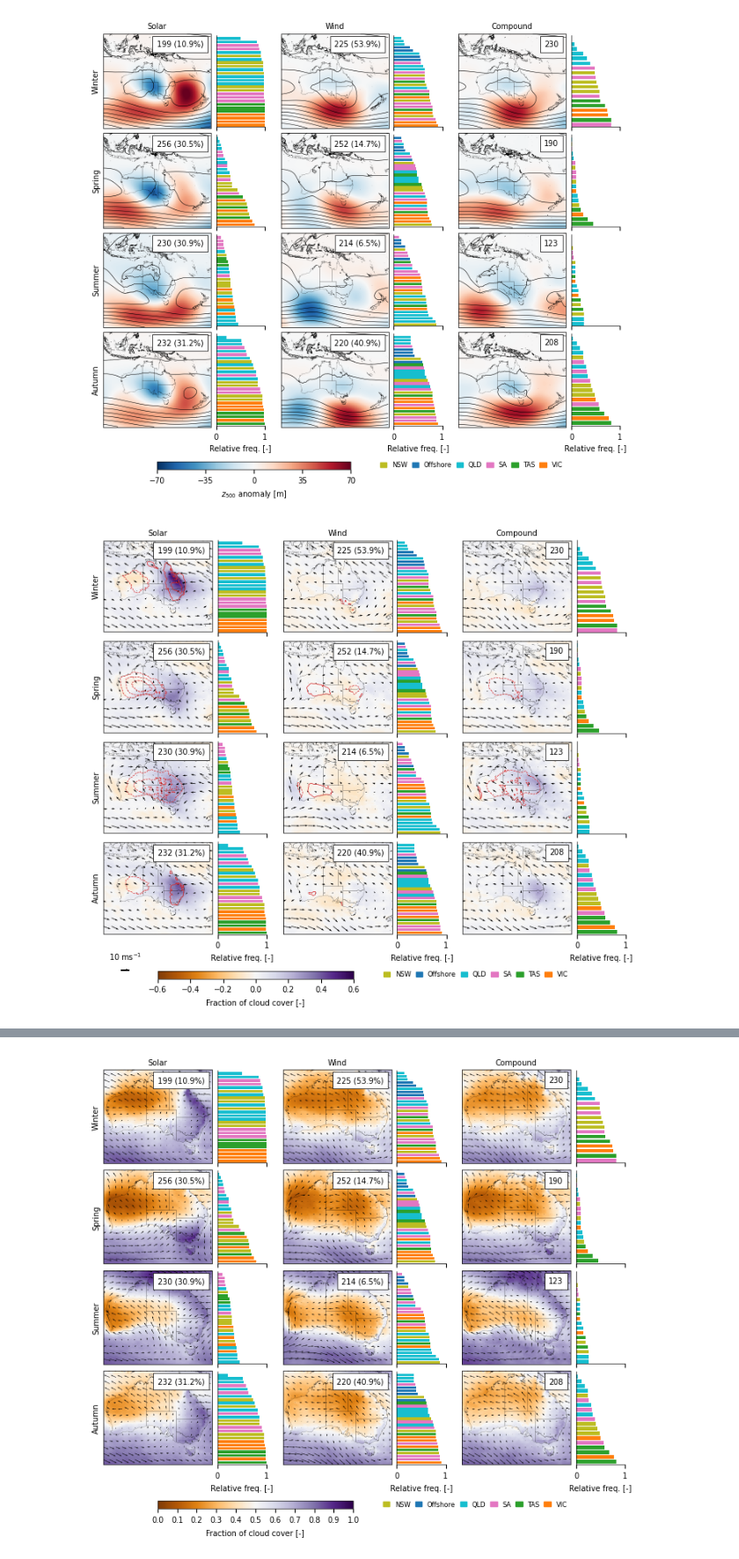
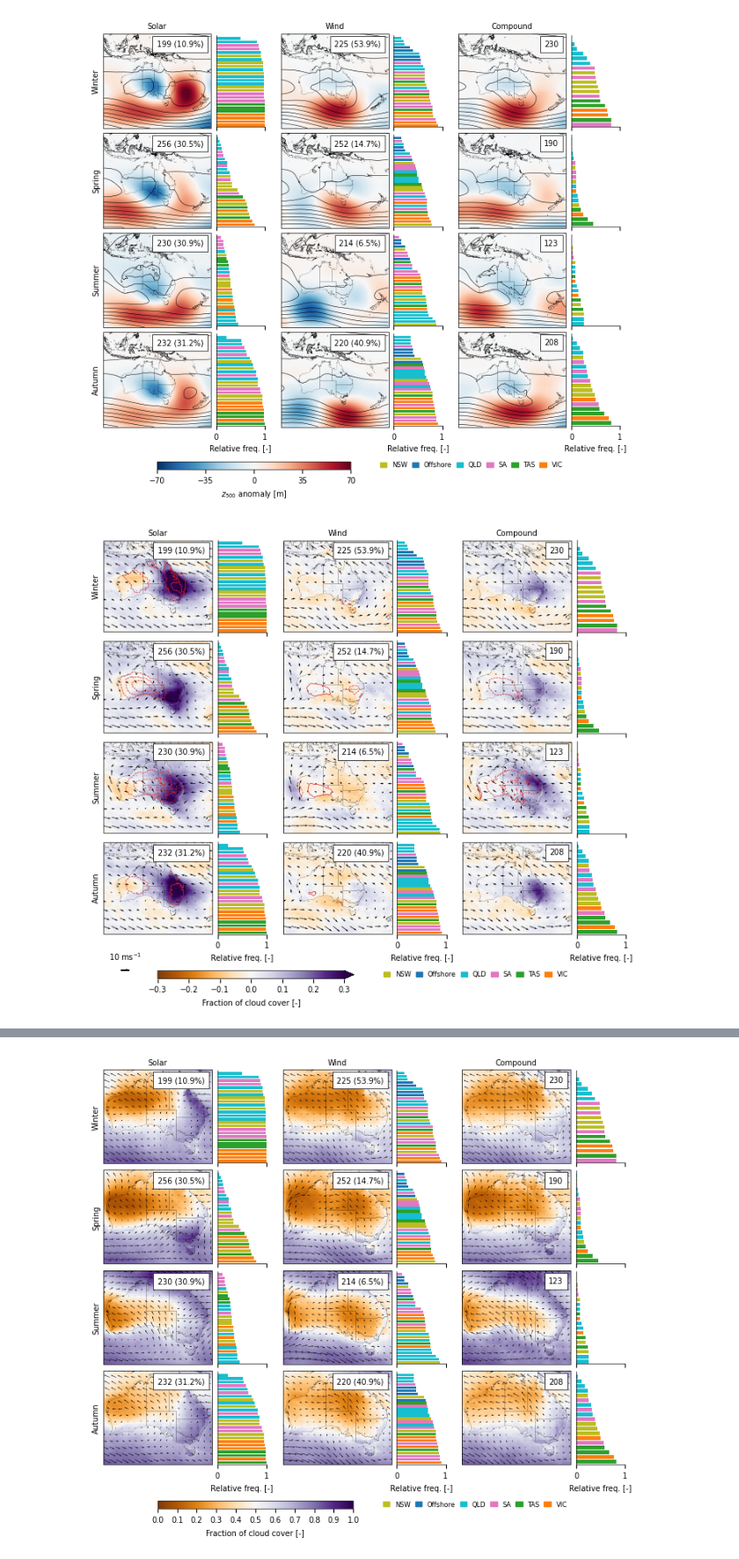
Before and after one commit to dougrichardson/Richardson_2023_energy, a Jupyter notebook: 2_drivers.ipynb, the cells around one changed output, grey strips where cells are left out. Shown at 88% size. Drawn from its saved outputs; the diff is of its cells as text; code cells hidden in the pictures.

```diff
--- a/2_drivers.ipynb
+++ b/2_drivers.ipynb
@@ -499,7 +508,7 @@ def plot_z_mslp(ax1, ax2, z_da, mslp_da, region_dict, text=None, mslp_anoms=Fals
 
     return p
 # %%
-def plot_synoptics(plot_dict, cbar_label, cbar_ticks, uv_plot_dict=None, anoms=False):
+def plot_synoptics(plot_dict, cbar_label, cbar_ticks, cbar_extend, uv_plot_dict=None, anoms=False):
     """
     Plot synoptic maps with side bar plots showing which regions feature
     in spatially extensive composites.
@@ -508,6 +517,7 @@ def plot_synoptics(plot_dict, cbar_label, cbar_ticks, uv_plot_dict=None, anoms=F
     uv_plot_dict: disctionary containing u and v data for quiver plot
     cbar_label: colorbar label for da1
     cbar_ticks: ticks for colorbar
+    cbar_extend: extend mode for colorbar
     anoms: Bool. Whether second variable is anomalies or not.
     """
     with plt.rc_context(plt_params):
@@ -578,7 +588,7 @@ def plot_synoptics(plot_dict, cbar_label, cbar_ticks, uv_plot_dict=None, anoms=F
 
         # Colorbar
         cb_ax1 = fig.add_axes([0.1, -0.1, 0.36, 0.02])
-        cb1 = fig.colorbar(p, cax=cb_ax1, orientation='horizontal', ticks=cbar_ticks)
+        cb1 = fig.colorbar(p, cax=cb_ax1, orientation='horizontal', ticks=cbar_ticks, extend=cbar_extend)
         cb1.ax.set_xlabel(cbar_label)
 
         # Barplot legend
@@ -736,10 +747,11 @@ def plot_wind_tcc_t(ax1, ax2, tcc_da, u_da, v_da, t_da, region_dict, text=None,
 # %%
 plot_synoptics(
     daily_plot_tcc_t2m_anoms,
     'Fraction of cloud cover [-]',
-    np.arange(-0.6, 0.61, 0.2),
+    np.arange(-0.3, 0.31, 0.1),
+    'max',
     daily_plot_u_v,
     anoms=True
 )
 # %% [output]
-[figure, old version]
+[figure, new version]
```
Also changed, not shown: parts of 17 cells of this notebook, 1 other file.
